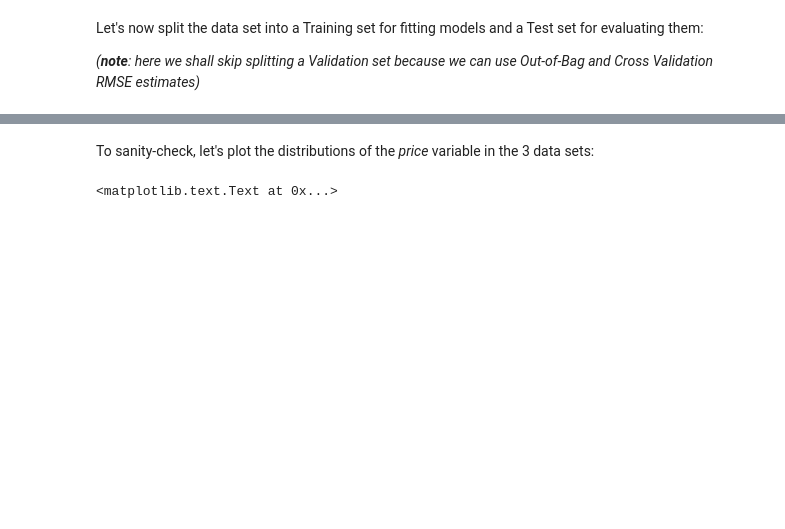
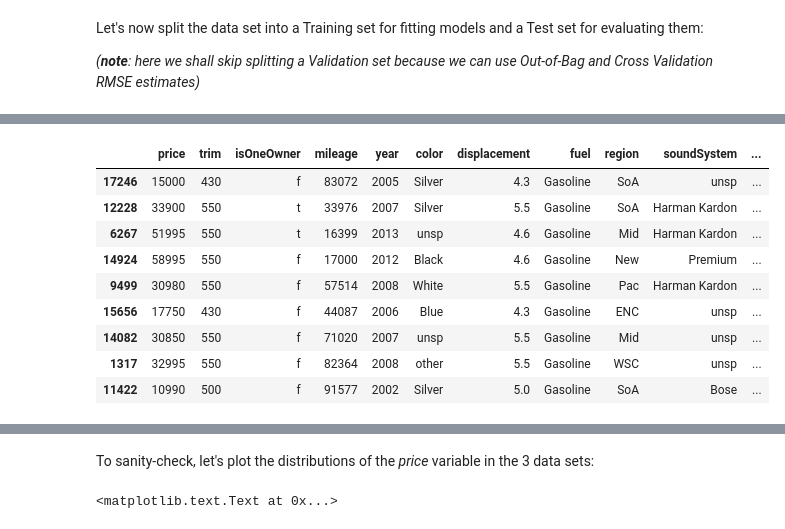
Before and after one commit to ChicagoBoothML/MachineLearning_Fall2015, a Jupyter notebook: Programming Scripts/Used Cars/Python/UsedCars_HW03ans.ipynb, the cells around one changed output, grey strips where cells are left out. Cells and saved outputs as stored; diff of their text form; code cells hidden in the pictures; blank space fills up the shorter version.

```diff
--- a/Programming Scripts/Used Cars/Python/UsedCars_HW03ans.ipynb
+++ b/Programming Scripts/Used Cars/Python/UsedCars_HW03ans.ipynb
@@ -111,0 +84,13 @@ used_cars_test
+# %%
+used_cars_train_df[:NB_EXAMPLES_TO_SHOW]
+# %% [output]
+|  | price | trim | isOneOwner | mileage | year | color | displacement | fuel | region | soundSystem | ... |
+| 17246 | 15000 | 430 | f | 83072 | 2005 | Silver | 4.3 | Gasoline | SoA | unsp | ... |
+| 12228 | 33900 | 550 | t | 33976 | 2007 | Silver | 5.5 | Gasoline | SoA | Harman Kardon | ... |
+| 6267 | 51995 | 550 | t | 16399 | 2013 | unsp | 4.6 | Gasoline | Mid | Harman Kardon | ... |
+| 14924 | 58995 | 550 | f | 17000 | 2012 | Black | 4.6 | Gasoline | New | Premium | ... |
+| 9499 | 30980 | 550 | f | 57514 | 2008 | White | 5.5 | Gasoline | Pac | Harman Kardon | ... |
+| 15656 | 17750 | 430 | f | 44087 | 2006 | Blue | 4.3 | Gasoline | ENC | unsp | ... |
+| 14082 | 30850 | 550 | f | 71020 | 2007 | unsp | 5.5 | Gasoline | Mid | unsp | ... |
+| 1317 | 32995 | 550 | f | 82364 | 2008 | other | 5.5 | Gasoline | WSC | unsp | ... |
+| 11422 | 10990 | 500 | f | 91577 | 2002 | Silver | 5.0 | Gasoline | SoA | Bose | ... |
```
Also changed, not shown: parts of 46 cells of this notebook.
